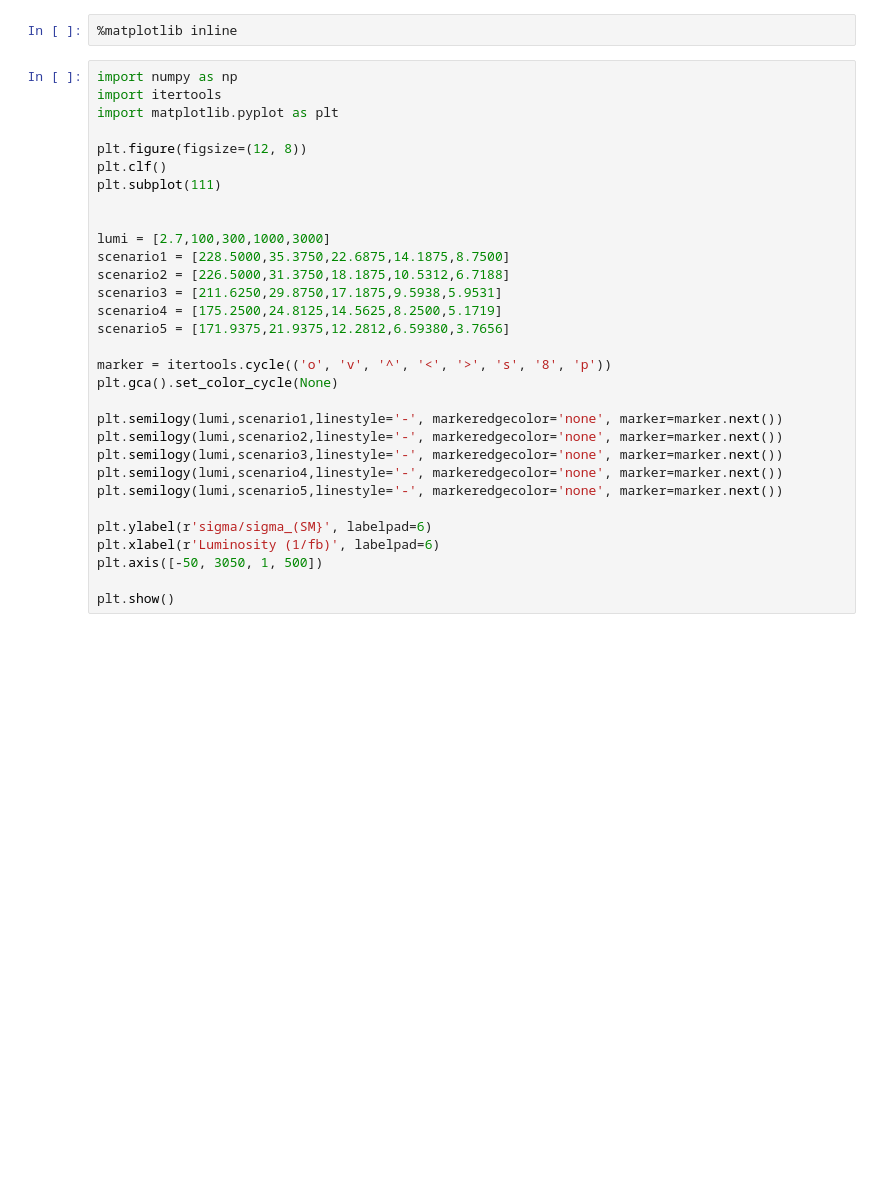
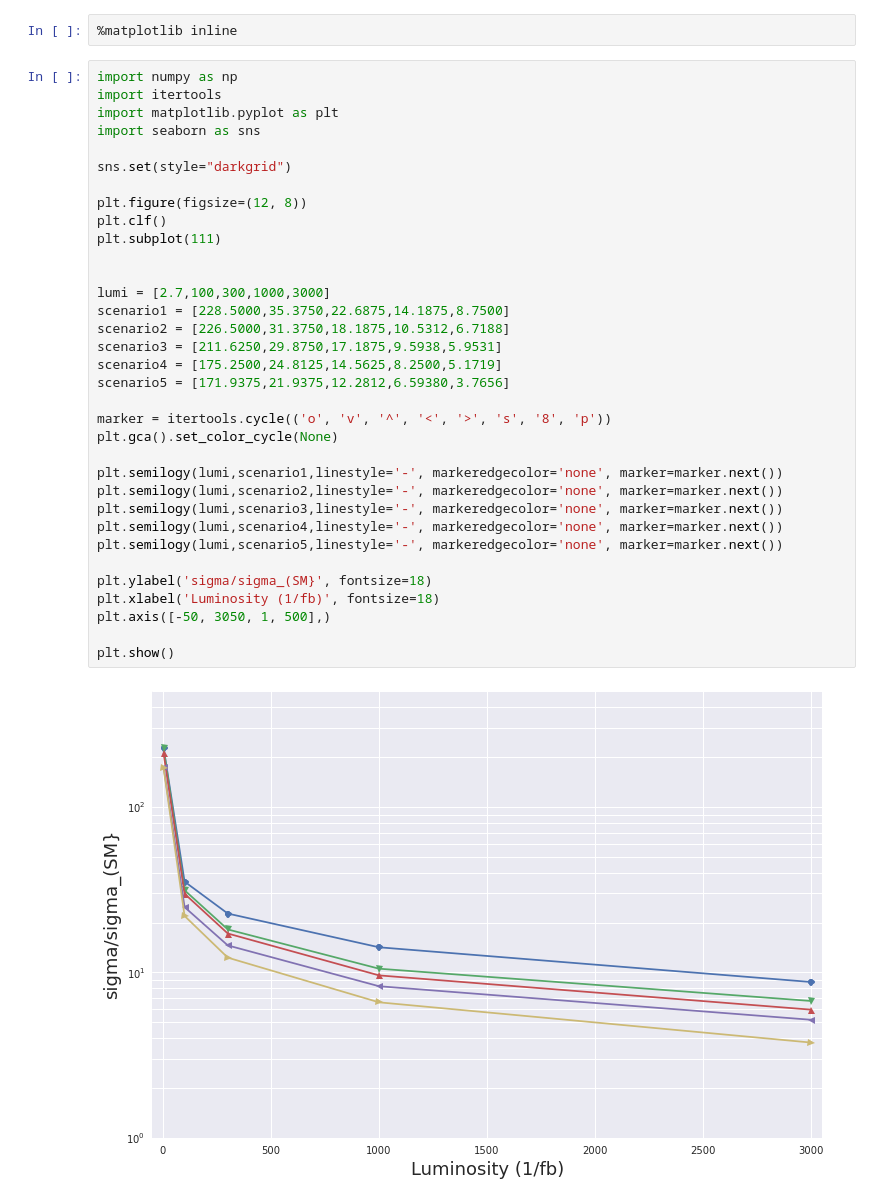
Before and after one commit to salerno/jupyter, a Jupyter notebook: ExtrapolationECFA.ipynb, the cells around one changed output. Cells and saved outputs as stored; diff of their text form; blank space fills up the shorter version.

```diff
--- a/ExtrapolationECFA.ipynb
+++ b/ExtrapolationECFA.ipynb
@@ -71,31 +71,36 @@ lumiscale=1111 === 3000/fb
 # %%
 import numpy as np
 import itertools
 import matplotlib.pyplot as plt
+import seaborn as sns
+
+sns.set(style="darkgrid")
 
 plt.figure(figsize=(12, 8))
 plt.clf()
 plt.subplot(111)
 
 
 lumi = [2.7,100,300,1000,3000]
 scenario1 = [228.5000,35.3750,22.6875,14.1875,8.7500]
 scenario2 = [226.5000,31.3750,18.1875,10.5312,6.7188]
 scenario3 = [211.6250,29.8750,17.1875,9.5938,5.9531]
 scenario4 = [175.2500,24.8125,14.5625,8.2500,5.1719]
 scenario5 = [171.9375,21.9375,12.2812,6.59380,3.7656]
 
 marker = itertools.cycle(('o', 'v', '^', '<', '>', 's', '8', 'p'))
 plt.gca().set_color_cycle(None)
 
 plt.semilogy(lumi,scenario1,linestyle='-', markeredgecolor='none', marker=marker.next())
 plt.semilogy(lumi,scenario2,linestyle='-', markeredgecolor='none', marker=marker.next())
 plt.semilogy(lumi,scenario3,linestyle='-', markeredgecolor='none', marker=marker.next())
 plt.semilogy(lumi,scenario4,linestyle='-', markeredgecolor='none', marker=marker.next())
 plt.semilogy(lumi,scenario5,linestyle='-', markeredgecolor='none', marker=marker.next())
 
-plt.ylabel(r'sigma/sigma_(SM}', labelpad=6)
-plt.xlabel(r'Luminosity (1/fb)', labelpad=6)
-plt.axis([-50, 3050, 1, 500])
+plt.ylabel('sigma/sigma_(SM}', fontsize=18)
+plt.xlabel('Luminosity (1/fb)', fontsize=18)
+plt.axis([-50, 3050, 1, 500],)
 
 plt.show()
+# %% [output]
+[figure, added]
```
Also changed, not shown: parts of 1 cell of this notebook.
